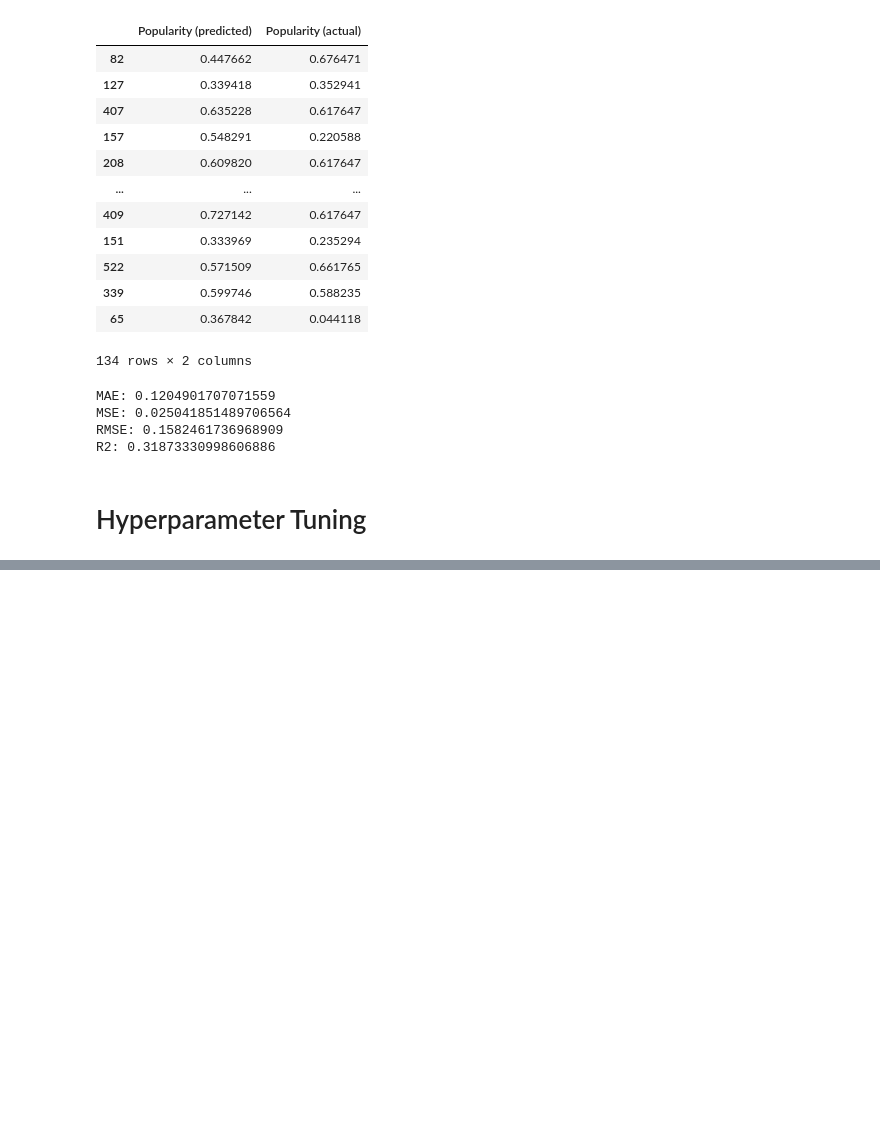
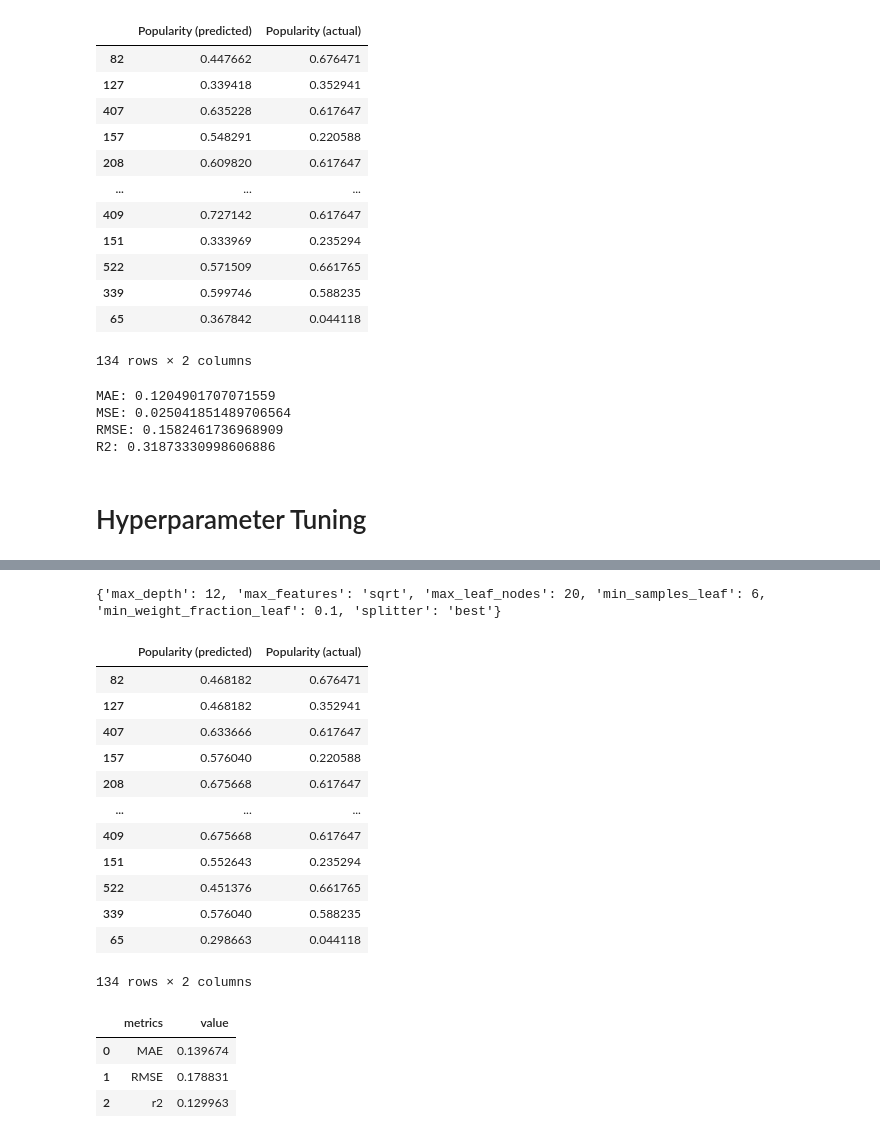
Before and after one commit to whenwe177/aids-final-project, a Jupyter notebook: ipynbs/combined_dataset.ipynb, the cells around one changed output, grey strips where cells are left out. Saved outputs shown, nothing was run; the diff lists cells and outputs as text; code cells hidden in the pictures; blank space fills up the shorter version.

```diff
--- a/ipynbs/combined_dataset.ipynb
+++ b/ipynbs/combined_dataset.ipynb
@@ -560 +673,48 @@ R2: 0.31873330998606886
+# %%
+print(tuning_model.best_params_)
+# %% [output]
+{'max_depth': 12, 'max_features': 'sqrt', 'max_leaf_nodes': 20, 'min_samples_leaf': 6, 'min_weight_fraction_leaf': 0.1, 'splitter': 'best'}
+# %%
+tuned_dtr = DecisionTreeRegressor(
+                max_depth=12,
+                max_features='sqrt',
+                max_leaf_nodes=20,
+                min_samples_leaf=6,
+                min_weight_fraction_leaf=0.1,
+                splitter='best'
+            )
+tuned_dtr.fit(X_train, y_train)
+y_pred = tuned_dtr.predict(X_test)
+
+data = pd.DataFrame({'Popularity (predicted)': y_pred, 'Popularity (actual)': y_test, })
+data
+# %% [output]
+|  | Popularity (predicted) | Popularity (actual) |
+| 82 | 0.468182 | 0.676471 |
+| 127 | 0.468182 | 0.352941 |
+| 407 | 0.633666 | 0.617647 |
+| 157 | 0.576040 | 0.220588 |
+| 208 | 0.675668 | 0.617647 |
+| ... | ... | ... |
+| 409 | 0.675668 | 0.617647 |
+| 151 | 0.552643 | 0.235294 |
+| 522 | 0.451376 | 0.661765 |
+| 339 | 0.576040 | 0.588235 |
+| 65 | 0.298663 | 0.044118 |
+134 rows × 2 columns
+# %%
+mae = metrics.mean_absolute_error(y_test, y_pred)
+mse = metrics.mean_squared_error(y_test, y_pred)
+rmse = np.sqrt(metrics.mean_squared_error(y_test, y_pred))
+r2 = metrics.r2_score(y_test, y_pred)
+
+pd.DataFrame(data={
+    'metrics': ['MAE', 'RMSE', 'r2'],
+    'value':[mae, rmse, r2]
+})
+# %% [output]
+|  | metrics | value |
+| 0 | MAE | 0.139674 |
+| 1 | RMSE | 0.178831 |
+| 2 | r2 | 0.129963 |
 # %%
```
Also changed, not shown: parts of 24 cells of this notebook, 5 other files.
